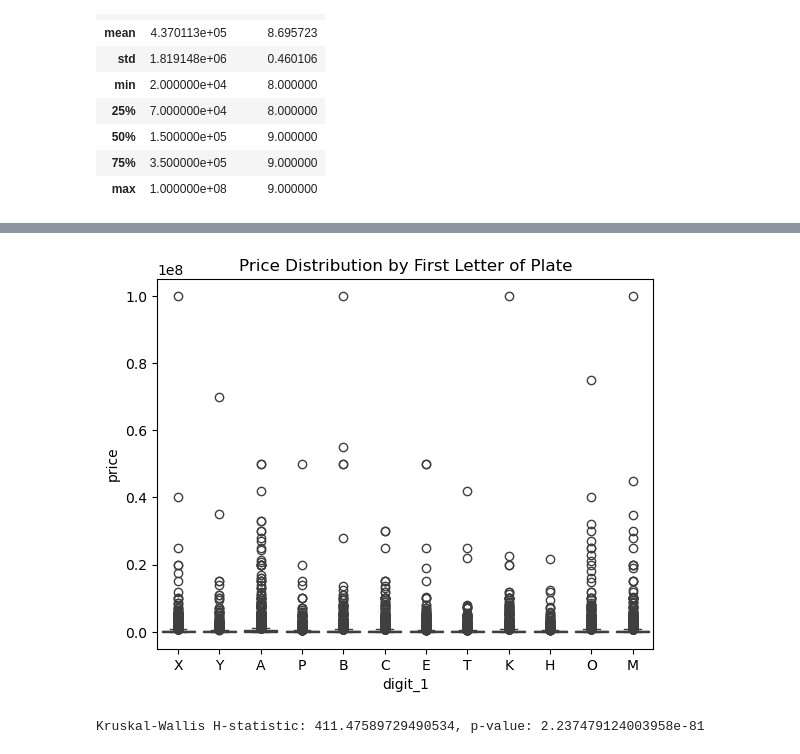
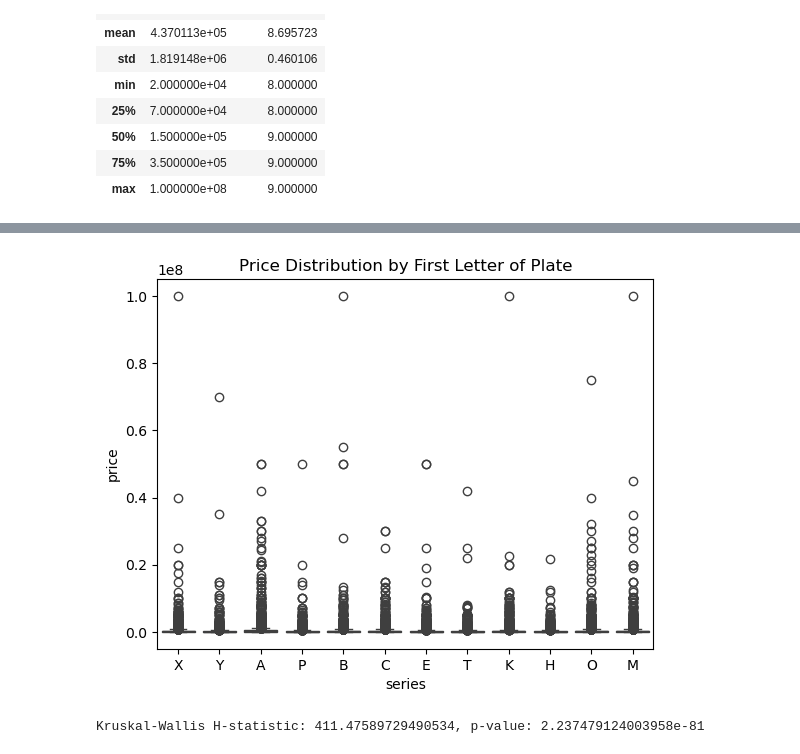
Before and after one commit to woxane/Russian-Car-Plates-Prices-Prediction, a Jupyter notebook: russian-car-plate.ipynb, the cells around one changed output, grey strips where cells are left out. Saved outputs shown, nothing was run; the diff lists cells and outputs as text; code cells hidden in the pictures.

```diff
--- a/russian-car-plate.ipynb
+++ b/russian-car-plate.ipynb
@@ -69,9 +69,7 @@ df.groupby('plate_length').describe().T
 
 df['region'] = df['plate'].apply(lambda x: x[-2:] if len(x) == 8 else x[-3:])
 df['registration_code'] = df['plate'].apply(lambda x: x[1:4])
-df['digit_1'] = df['plate'].apply(lambda x: x[0])
-df['digit_2'] = df['plate'].apply(lambda x: x[4])
-df['digit_3'] = df['plate'].apply(lambda x: x[5])
+df['series'] = df['plate'].apply(lambda x: x[0] + x[4:6])
 # %%
 df
 # %% [output]
@@ -129,17 +127,19 @@ df.head()
 # %%
 # findout whether the first letter is important or not
 
 # df.groupby('digit_1').describe()['price']
 
 
 import seaborn as sns
 import matplotlib.pyplot as plt
 
-sns.boxplot(x='digit_1', y='price', data=df)
+data = pd.concat((df['series'].apply(lambda x: x[0]), df['price']), axis=1)
+
+sns.boxplot(x='series', y='price', data=data)
 plt.title('Price Distribution by First Letter of Plate')
 plt.show()
 # %% [output]
-[figure, old version]
+[figure, new version]
 # %%
 import pandas as pd
 import scipy.stats as stats
```
Also changed, not shown: parts of 12 cells of this notebook.
